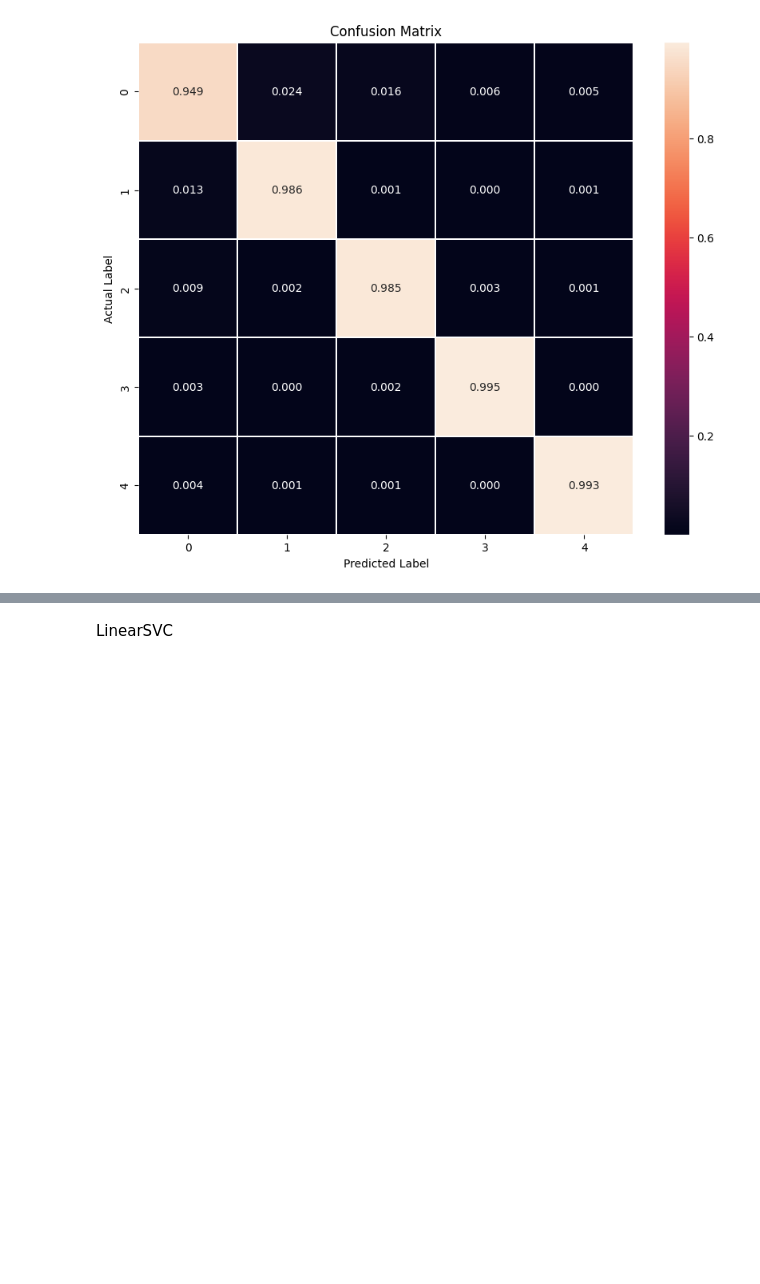
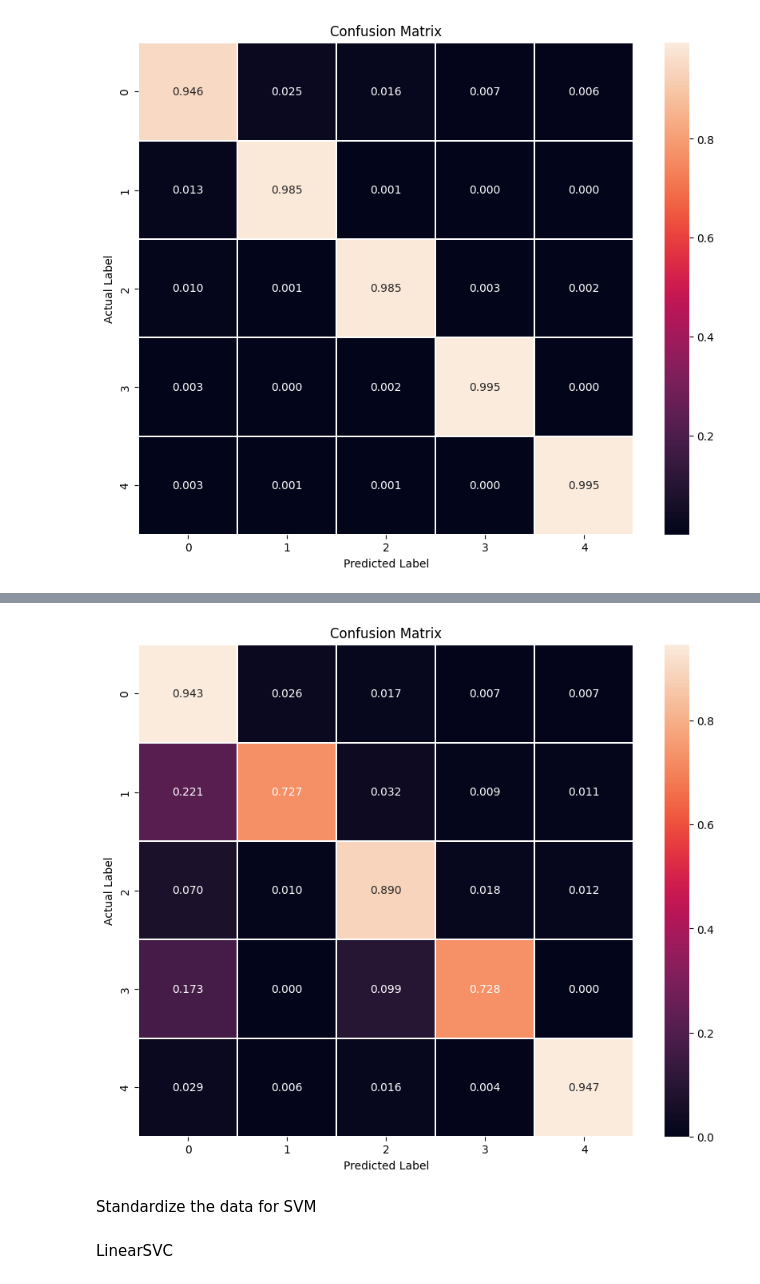
Before and after one commit to Mahim-SOL/ML_intern_task_SOL, a Jupyter notebook: Learning_task_of_SOL.ipynb, the cells around one changed output, grey strips where cells are left out. Drawn from its saved outputs; the diff is of its cells as text; code cells hidden in the pictures; blank space fills up the shorter version.

Commit message:
Model does very well while applied decision tree on sampled data. need to standardize the data.

```diff
--- a/Learning_task_of_SOL.ipynb
+++ b/Learning_task_of_SOL.ipynb
@@ -504,7 +468,6 @@ model_decision_tree = DecisionTreeClassifier(random_state=0)
 # %%
-Model4 = Model(model_decision_tree, X_train_smote, X_test_smote, y_train_smote, y_test_smote)
-prediction4 = Model4.model_fit_pred(X_train_smote, X_test_smote, y_train_smote)
-model_accu_4, model_con_mat_4, model_cl_report_4, model_recall_4, model_precision_4, model_F1_4 = Model4.model_report(prediction4, y_test_smote)
+prediction4 = Model4.model_pred(X_test_smotek)
+model_accu_4, model_con_mat_4, model_cl_report_4, model_recall_4, model_precision_4, model_F1_4 = Model4.model_report(prediction4, y_test_smotek)
 # %%
 print(f"accuracy is: {model_accu_4}")
 print(f"Precision: {model_precision_4}")
@@ -542,0 +508,3 @@ plt.show()
+# %%
+X_df_test = df_test.iloc[:,:-1]
+y_df_test = df_test.iloc[:,-1]
@@ -542,0 +513,4 @@ plt.show()
+# %%
+predict_raw_decisionTree = Model4.model_pred(X_df_test)
+# %%
+accu_decision, con_mat_decision, cl_report_decision, recall_decision, precision_decision, F1_decision = Model4.model_report(predict_raw_decisionTree, y_df_test)
@@ -542,0 +542,12 @@ plt.show()
+# %%
+#normalized confusion matrix plot
+plt.figure(figsize=(10,8))
+sns.heatmap(con_mat_decision, annot=True, linewidths=0.01, fmt = '0.3f')
+plt.title("Confusion Matrix")
+plt.ylabel('Actual Label')
+plt.xlabel('Predicted Label')
+plt.show()
+# %% [output]
+[figure, added]
+# %% [markdown]
+Standardize the data for SVM
```
Also changed, not shown: parts of 45 cells of this notebook.
